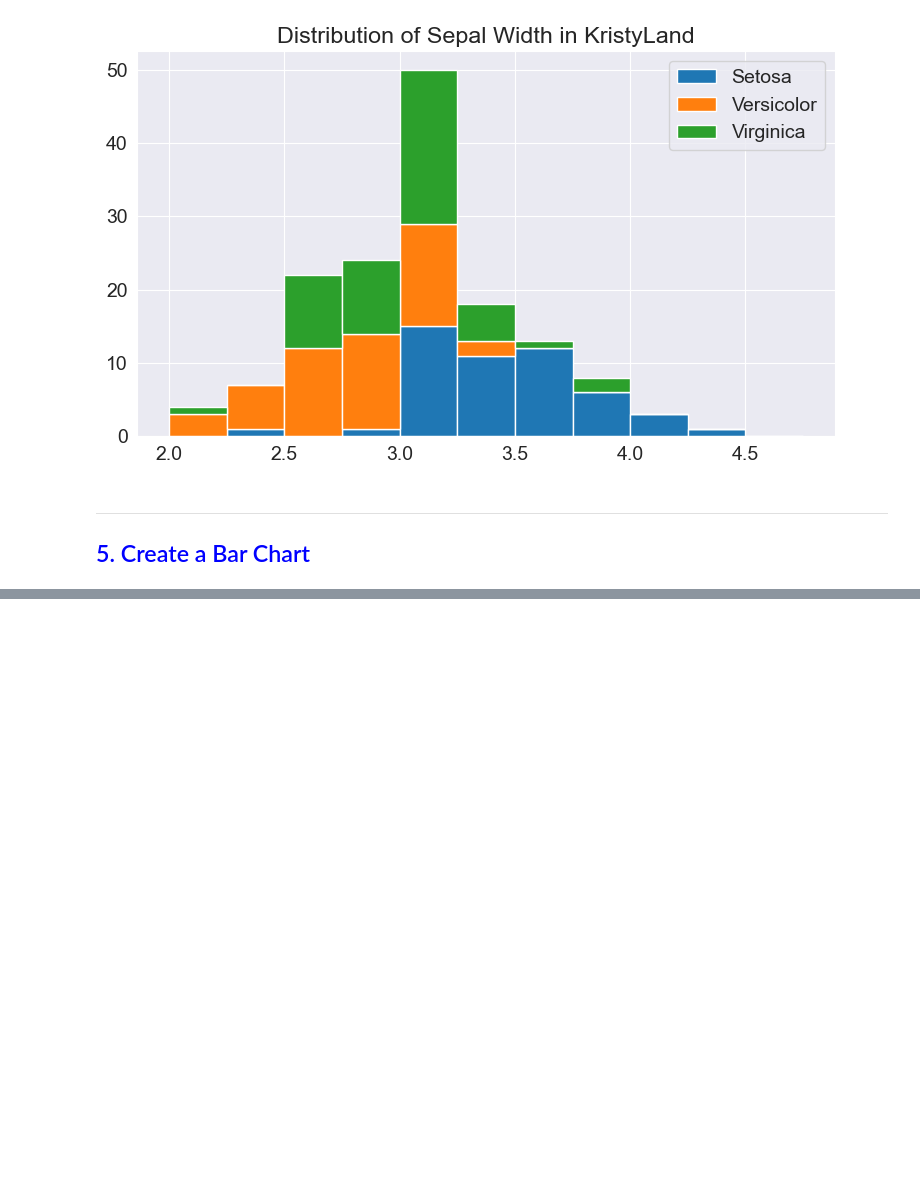
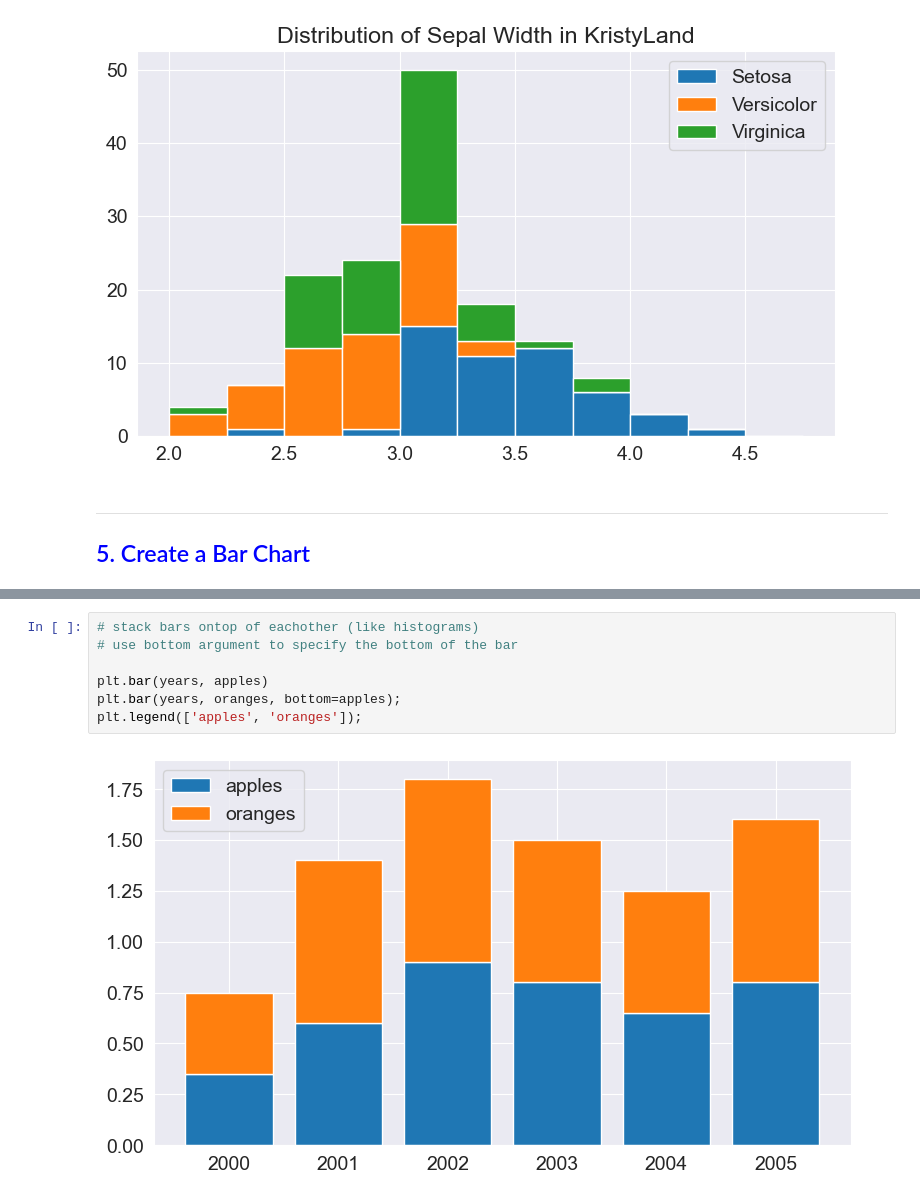
Before and after one commit to Ms-KL/python-data-science-playground, a Jupyter notebook: data-visualisation/data_visualisation.ipynb, the cells around one changed output, grey strips where cells are left out. Saved outputs shown, nothing was run; the diff lists cells and outputs as text; blank space fills up the shorter version.

```diff
--- a/data-visualisation/data_visualisation.ipynb
+++ b/data-visualisation/data_visualisation.ipynb
@@ -502,0 +512,9 @@ plt.legend(['Setosa', 'Versicolor', 'Virginica']);
+# %%
+# stack bars ontop of eachother (like histograms)
+# use bottom argument to specify the bottom of the bar
+
+plt.bar(years, apples)
+plt.bar(years, oranges, bottom=apples);
+plt.legend(['apples', 'oranges']);
+# %% [output]
+[figure, added]
```
Also changed, not shown: parts of 10 cells of this notebook.
